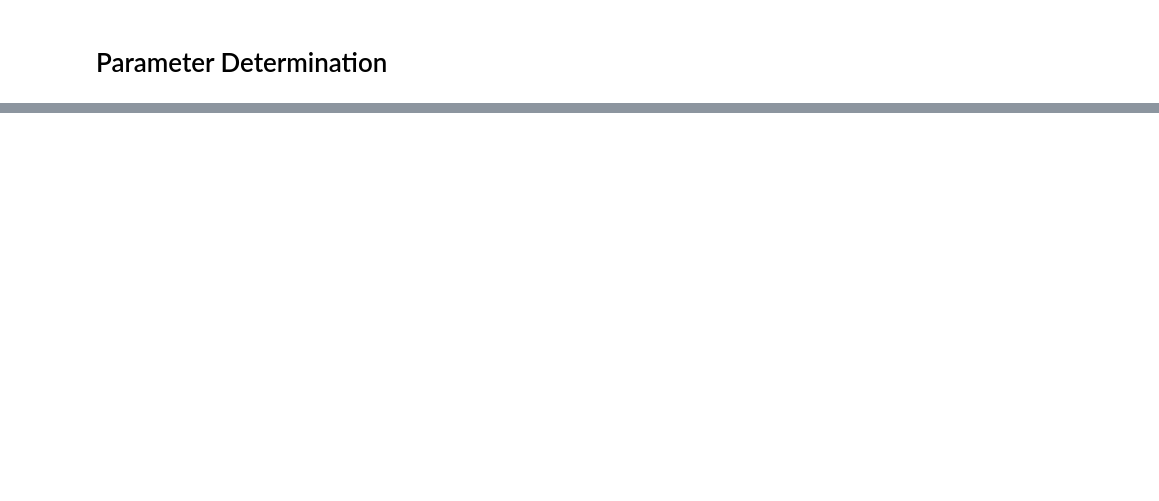
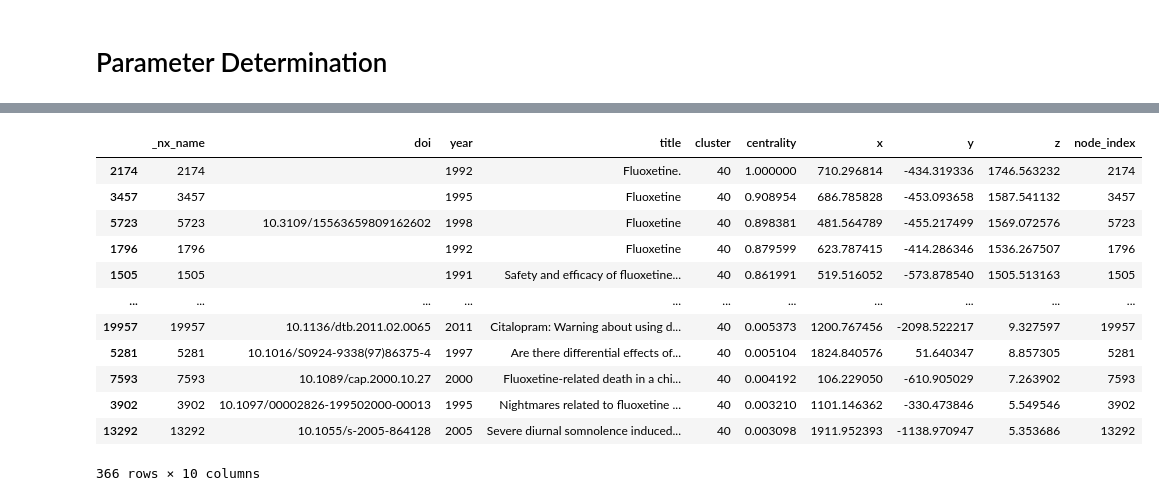
Before and after one commit to jarolim14/SSRI-Evolution, a Jupyter notebook: notebooks/11-PrepareThreeJs.ipynb, the cells around one changed output, grey strips where cells are left out. Cells and saved outputs as stored; diff of their text form; code cells hidden in the pictures; blank space fills up the shorter version.

Commit message:
Refactor file paths, remove unused files, and update network creation code

```diff
--- a/notebooks/11-PrepareThreeJs.ipynb
+++ b/notebooks/11-PrepareThreeJs.ipynb
@@ -130,5 +185,5 @@ full_path = OUTPUT_DIR + FR_GRAPH_FILENAME
 print(f"Graph saved as GraphML: {full_path}")
 
 # read back in
-# g_z = nx.read_graphml(full_path)
+g_z = nx.read_graphml(full_path)
 # %% [output]
@@ -138,7 +193,7 @@ Graph saved as GraphML: /Users/jlq293/Projects/Study-1-Bibliometrics/data/99-tes
 # %%
 ################################################################################################
 # Prune edges by weight percentile
-percentile_to_keep = 0.25  # we keep 25 %
+percentile_to_keep = 0.33  # we keep 33 %
 pruner = pruneEdges(
     g_z,
 )
@@ -151,7 +206,7 @@ print(summary)
 print("\n" + "#" * 80 + "\n")
 
 # Prune random percentage of edges
-percentile_to_keep = 0.25  # we keep 25 %
+percentile_to_keep = 0.33  # we keep 33 %
 pruner = pruneEdges(
     g_z,
 )
@@ -161,6 +216,6 @@ summary = pruner.get_prune_summary()
 print("Summary after random pruning:")
 print(summary)
 
-print("#" * 100)
+print("#" * 80)
 # %% [output]
 Pruning edges by weight percentile:
@@ -206,0 +239,21 @@ Median: 748.19
+# %%
+# Convert nodes and edges to DataFrames
+nodes_df = GraphProcessingUtility.nodes_to_dataframe(
+    g_pruned_random,
+    normalize_coordinates=False,
+    drop_columns=["node_id", "node_name", "_nx_name"],
+)
+edges_df = GraphProcessingUtility.edges_to_dataframe(g_pruned_random)
+
+# Add coordinates to edges
+edges_with_coords = GraphProcessingUtility.create_edge_df_with_source_target_coords(
+    edges_df, nodes_df
+)
+
+# Add segment lengths
+edges_with_coords_with_length = GraphProcessingUtility.add_segment_length_to_edge_df(
+    edges_with_coords
+)
+
+# Display the result
+edges_with_coords_with_length.head(3)
@@ -631,0 +818,18 @@ results
+# %%
+ejac = nodes_df[nodes_df["cluster"] == 40].sort_values("centrality", ascending=False)
+# %%
+ejac
+# %% [output]
+|  | _nx_name | doi | year | title | cluster | centrality | x | y | z | node_index |
+| 2174 | 2174 |  | 1992 | Fluoxetine. | 40 | 1.000000 | 710.296814 | -434.319336 | 1746.563232 | 2174 |
+| 3457 | 3457 |  | 1995 | Fluoxetine | 40 | 0.908954 | 686.785828 | -453.093658 | 1587.541132 | 3457 |
+| 5723 | 5723 | 10.3109/15563659809162602 | 1998 | Fluoxetine | 40 | 0.898381 | 481.564789 | -455.217499 | 1569.072576 | 5723 |
+| 1796 | 1796 |  | 1992 | Fluoxetine | 40 | 0.879599 | 623.787415 | -414.286346 | 1536.267507 | 1796 |
+| 1505 | 1505 |  | 1991 | Safety and efficacy of fluoxetine... | 40 | 0.861991 | 519.516052 | -573.878540 | 1505.513163 | 1505 |
+| ... | ... | ... | ... | ... | ... | ... | ... | ... | ... | ... |
+| 19957 | 19957 | 10.1136/dtb.2011.02.0065 | 2011 | Citalopram: Warning about using d... | 40 | 0.005373 | 1200.767456 | -2098.522217 | 9.327597 | 19957 |
+| 5281 | 5281 | 10.1016/S0924-9338(97)86375-4 | 1997 | Are there differential effects of... | 40 | 0.005104 | 1824.840576 | 51.640347 | 8.857305 | 5281 |
+| 7593 | 7593 | 10.1089/cap.2000.10.27 | 2000 | Fluoxetine-related death in a chi... | 40 | 0.004192 | 106.229050 | -610.905029 | 7.263902 | 7593 |
+| 3902 | 3902 | 10.1097/00002826-199502000-00013 | 1995 | Nightmares related to fluoxetine ... | 40 | 0.003210 | 1101.146362 | -330.473846 | 5.549546 | 3902 |
+| 13292 | 13292 | 10.1055/s-2005-864128 | 2005 | Severe diurnal somnolence induced... | 40 | 0.003098 | 1911.952393 | -1138.970947 | 5.353686 | 13292 |
+366 rows × 10 columns
```
Also changed, not shown: parts of 33 cells of this notebook, 12 other files.
